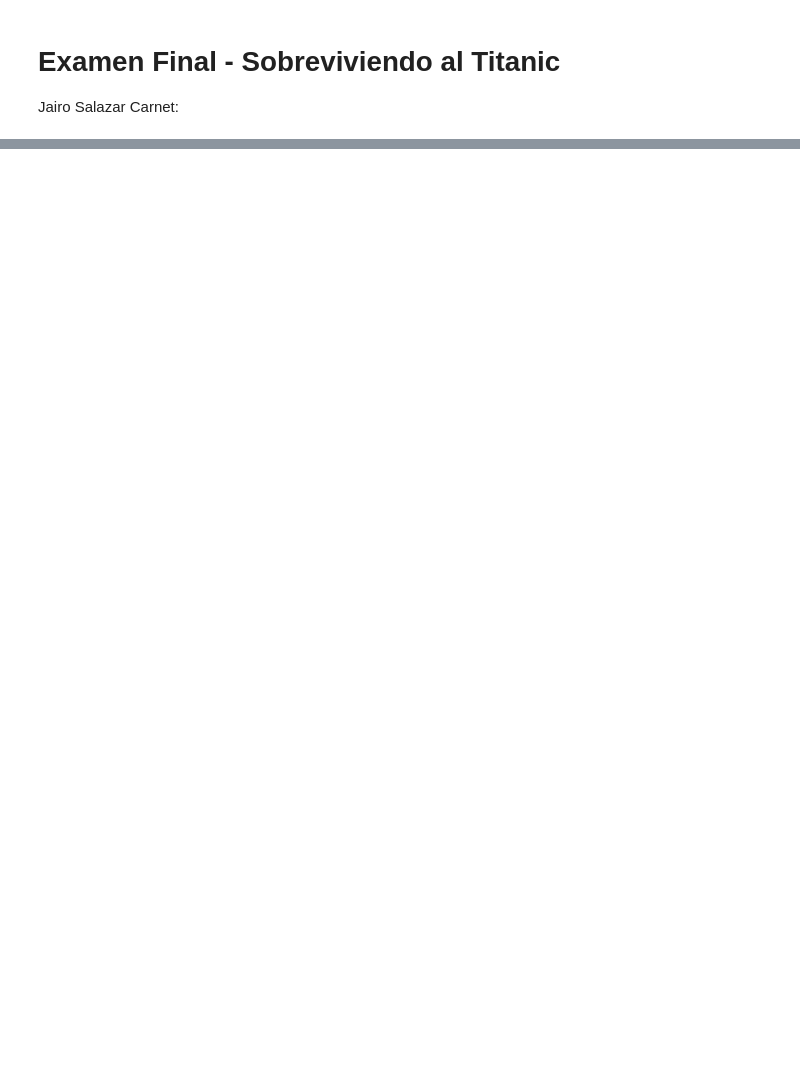
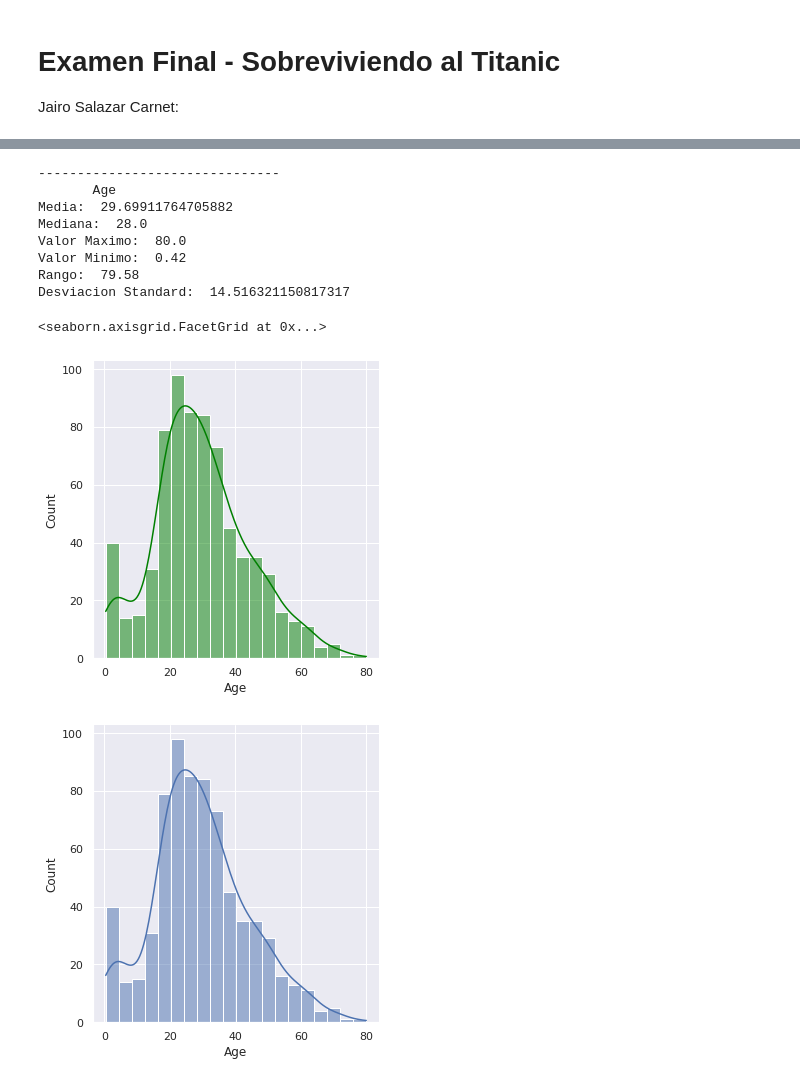
Before and after one commit to JS-DS-coder/CienciaDeDatos2021, a Jupyter notebook: sobreviviendoaltitanicyaSL.ipynb, the cells around one changed output, grey strips where cells are left out. Drawn from its saved outputs; the diff is of its cells as text; code cells hidden in the pictures; blank space fills up the shorter version.

```diff
--- a/sobreviviendoaltitanicyaSL.ipynb
+++ b/sobreviviendoaltitanicyaSL.ipynb
@@ -54,0 +48,4 @@ dataset
+# %%
+dataset = pd.read_csv('data_titanic_proyecto.csv')
+dataset.columns = ['PassengerId', 'Name', 'Age', 'SibSp', 'Parch', 'Ticket', 'Fare','Cabin','Embarked','passenger_class', 'passenger_sex', 'passenger_survived' ]
+dataset.head()
@@ -54,0 +131,41 @@ dataset
+# %%
+dataset["Cabin"].fillna("SC", inplace = True)
+dataset["Embarked"].fillna("A", inplace = True)
+# %%
+#reemplazando los valores faltantas por edad por los NAs
+
+
+dsAge = dataset[dataset["Age"].notna()]
+media = np.mean(dsAge["Age"])
+median = np.median(dsAge["Age"])
+valmax = np.max(dsAge["Age"])
+valmin = np.min(dsAge["Age"])
+desvstd  = np.std(dsAge["Age"])
+rango    = np.ptp(dsAge["Age"])
+
+print('-------------------------------')
+print('      ', 'Age')
+print ('Media: ',media)
+print ('Mediana: ',median)
+print ('Valor Maximo: ',valmax)
+print ('Valor Minimo: ',valmin)
+print ('Rango: ',rango)
+print ('Desviacion Standard: ',desvstd)
+sb.set_theme()
+  #print(dimension.shape)
+sb.displot(dataset["Age"],kde=True,color="green")
+sb.displot(dsAge["Age"],kde=True)
+dataset["Age"].fillna(median, inplace = True)
+sb.displot(dsAge["Age"],kde=True,color="red")
+# %% [output]
+-------------------------------
+       Age
+Media:  29.69911764705882
+Mediana:  28.0
+Valor Maximo:  80.0
+Valor Minimo:  0.42
+Rango:  79.58
+Desviacion Standard:  14.516321150817317
+<seaborn.axisgrid.FacetGrid at 0x...>
+[figure, added]
+[figure, added]
```
Also changed, not shown: parts of 19 cells of this notebook.
